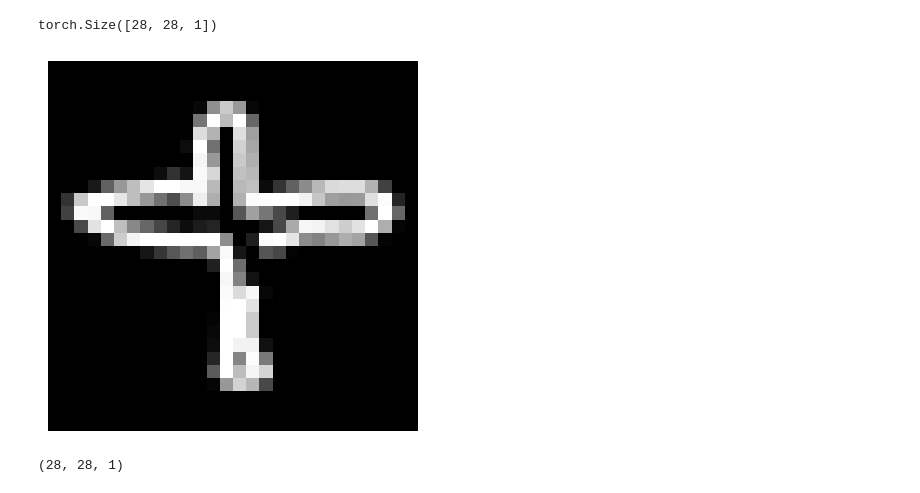
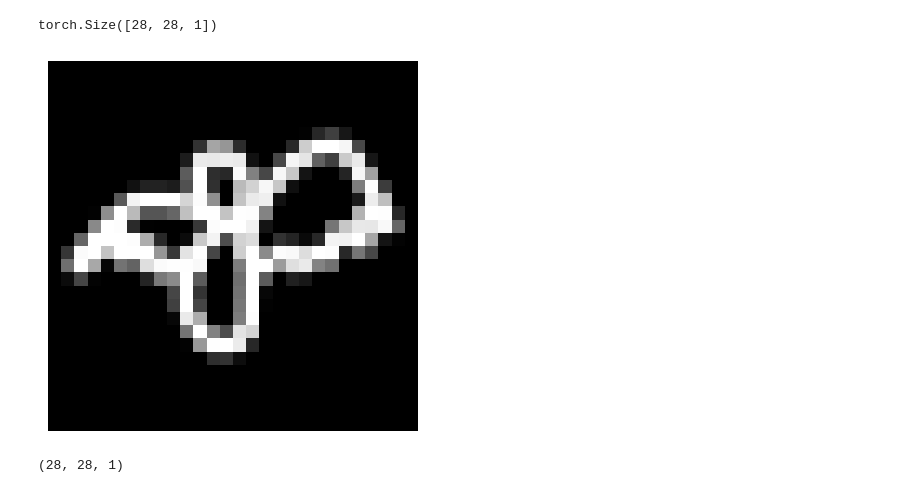
Before and after one commit to mayank-mi/cnn_classifier, a Jupyter notebook: note_02_model.ipynb, the cells around one changed output. Saved outputs shown, nothing was run; the diff lists cells and outputs as text; code cells hidden in the pictures.

```diff
--- a/note_02_model.ipynb
+++ b/note_02_model.ipynb
@@ -752,21 +760,21 @@ torch.Size([28, 28, 1])
 # %%
 from PIL import Image
 import torchvision.transforms as transforms
 
 # Load the sample image
 # sample_image_path = 'path_to_your_sample_image.jpg'  # Replace with your actual image path
 # sample_image = Image.open(sample_image_path)
 
-array_data = np.load('C:/demo/classfier_cnn/data/full_numpy_bitmap_airplane.npy')
+array_data = np.load('C:/demo/classfier_cnn/data/full_numpy_bitmap_bat.npy')
 # Extract the first image
 input_tensor = array_data[6].reshape(28, 28,1)
 
 # Display the first image
 plt.imshow(input_tensor, cmap='gray')
 plt.axis('off')  # Optional: turn off axis numbers and ticks
 plt.show()
 # %% [output]
-[figure, old version]
+[figure, new version]
 # %%
 input_tensor.shape
 # %% [output]
```
Also changed, not shown: parts of 31 cells of this notebook, 7 other files.
